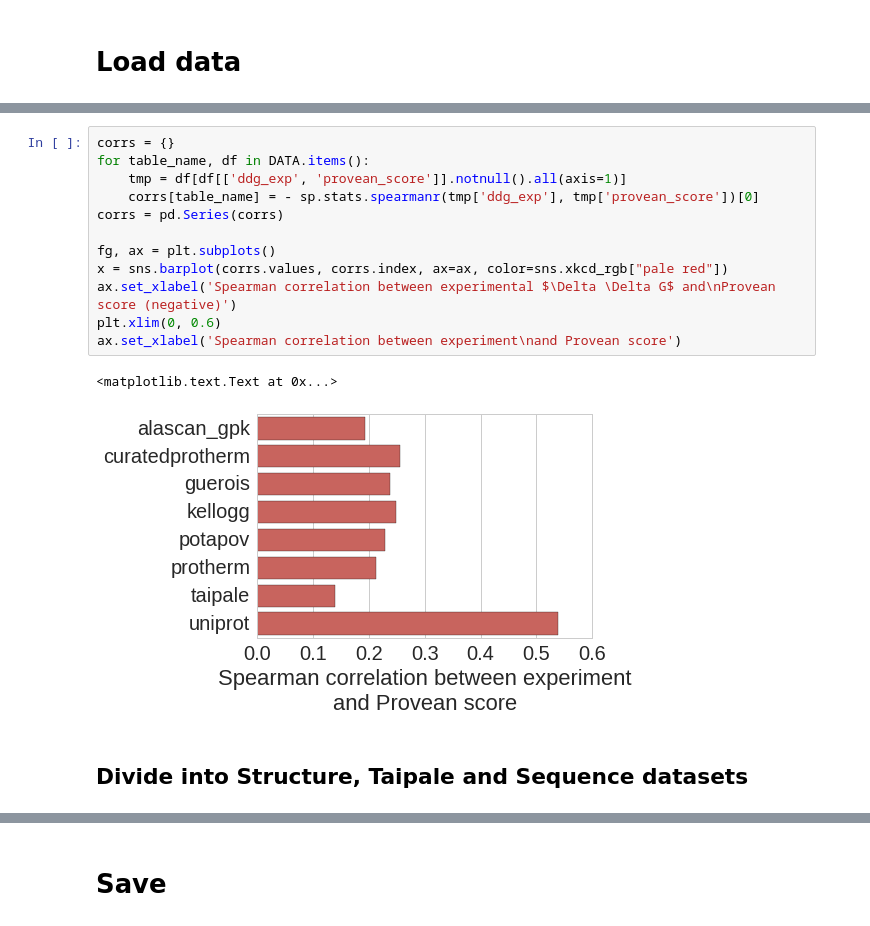
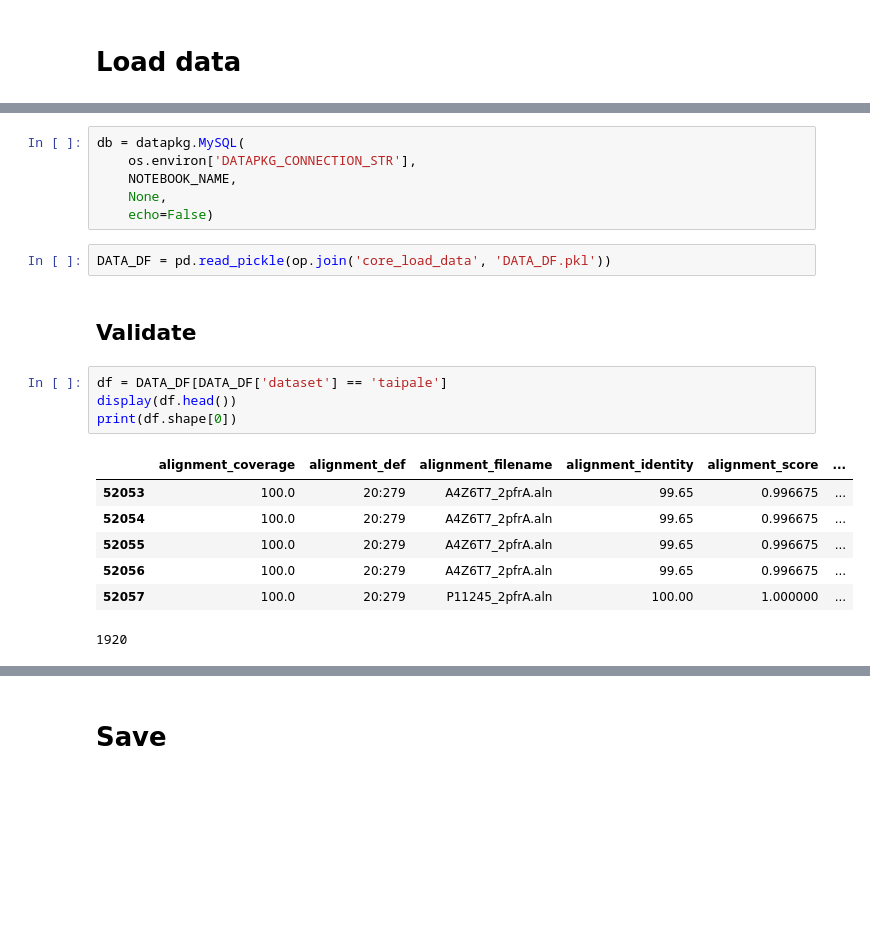
Before and after one commit to datapkg/elaspic_training_set, a Jupyter notebook: notebooks/core_to_calculate.ipynb, the cells around one changed output, grey strips where cells are left out. Cells and saved outputs as stored; diff of their text form; blank space fills up the shorter version.

```diff
--- a/notebooks/core_to_calculate.ipynb
+++ b/notebooks/core_to_calculate.ipynb
@@ -132,17 +18,22 @@ ax.set_xlabel('Spearman correlation between experiment\nand FoldX $\Delta \Delta
-# %%
-corrs = {}
-for table_name, df in DATA.items():
-    tmp = df[df[['ddg_exp', 'provean_score']].notnull().all(axis=1)]
-    corrs[table_name] = - sp.stats.spearmanr(tmp['ddg_exp'], tmp['provean_score'])[0]
-corrs = pd.Series(corrs)
-
-fg, ax = plt.subplots()
-x = sns.barplot(corrs.values, corrs.index, ax=ax, color=sns.xkcd_rgb["pale red"])
-ax.set_xlabel('Spearman correlation between experimental $\Delta \Delta G$ and\nProvean score (negative)')
-plt.xlim(0, 0.6)
-ax.set_xlabel('Spearman correlation between experiment\nand Provean score')
-# %% [output]
-<matplotlib.text.Text at 0x...>
-[figure, removed]
-# %% [markdown]
-## Divide into Structure, Taipale and Sequence datasets
+# %%
+db = datapkg.MySQL(
+    os.environ['DATAPKG_CONNECTION_STR'],
+    NOTEBOOK_NAME,
+    None,
+    echo=False)
+# %%
+DATA_DF = pd.read_pickle(op.join('core_load_data', 'DATA_DF.pkl'))
+# %% [markdown]
+## Validate
+# %%
+df = DATA_DF[DATA_DF['dataset'] == 'taipale']
+display(df.head())
+print(df.shape[0])
+# %% [output]
+|  | alignment_coverage | alignment_def | alignment_filename | alignment_identity | alignment_score | ... |
+| 52053 | 100.0 | 20:279 | A4Z6T7_2pfrA.aln | 99.65 | 0.996675 | ... |
+| 52054 | 100.0 | 20:279 | A4Z6T7_2pfrA.aln | 99.65 | 0.996675 | ... |
+| 52055 | 100.0 | 20:279 | A4Z6T7_2pfrA.aln | 99.65 | 0.996675 | ... |
+| 52056 | 100.0 | 20:279 | A4Z6T7_2pfrA.aln | 99.65 | 0.996675 | ... |
+| 52057 | 100.0 | 20:279 | P11245_2pfrA.aln | 100.00 | 1.000000 | ... |
+1920
```
Also changed, not shown: parts of 54 cells of this notebook, 5 other files.
